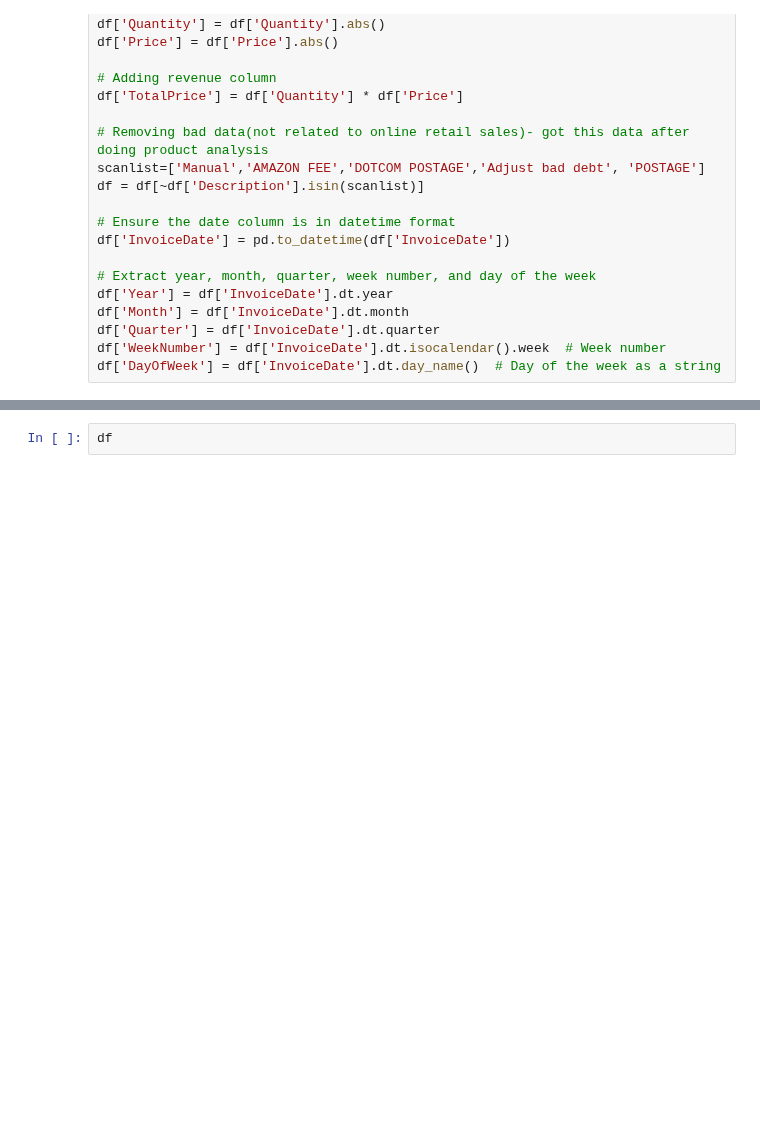
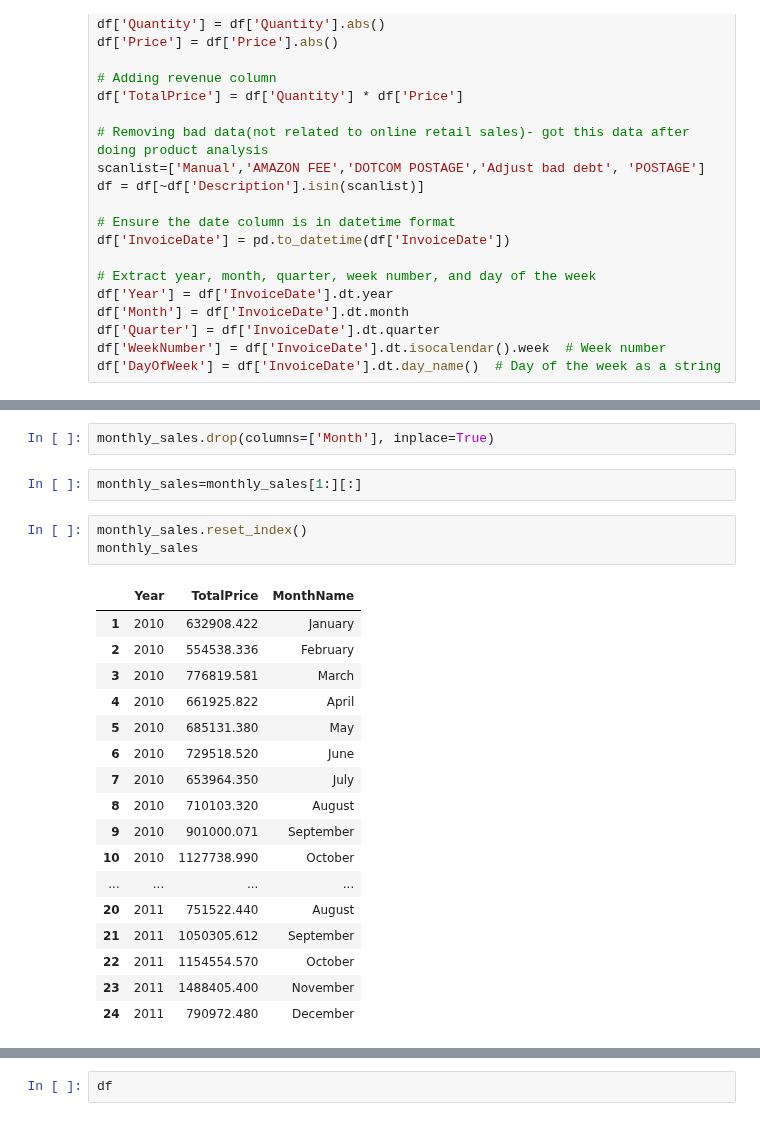
Before and after one commit to Prashant0594/python_data_projects, a Jupyter notebook: 3_online_retail_project/4_time_based_analysis.ipynb, the cells around one changed output, grey strips where cells are left out. Drawn from its saved outputs; the diff is of its cells as text; blank space fills up the shorter version.

```diff
--- a/3_online_retail_project/4_time_based_analysis.ipynb
+++ b/3_online_retail_project/4_time_based_analysis.ipynb
@@ -35,0 +78,25 @@ df['DayOfWeek'] = df['InvoiceDate'].dt.day_name()  # Day of the week as a string
+# %%
+monthly_sales.drop(columns=['Month'], inplace=True)
+# %%
+monthly_sales=monthly_sales[1:][:]
+# %%
+monthly_sales.reset_index()
+monthly_sales
+# %% [output]
+|  | Year | TotalPrice | MonthName |
+| 1 | 2010 | 632908.422 | January |
+| 2 | 2010 | 554538.336 | February |
+| 3 | 2010 | 776819.581 | March |
+| 4 | 2010 | 661925.822 | April |
+| 5 | 2010 | 685131.380 | May |
+| 6 | 2010 | 729518.520 | June |
+| 7 | 2010 | 653964.350 | July |
+| 8 | 2010 | 710103.320 | August |
+| 9 | 2010 | 901000.071 | September |
+| 10 | 2010 | 1127738.990 | October |
+| ... | ... | ... | ... |
+| 20 | 2011 | 751522.440 | August |
+| 21 | 2011 | 1050305.612 | September |
+| 22 | 2011 | 1154554.570 | October |
+| 23 | 2011 | 1488405.400 | November |
+| 24 | 2011 | 790972.480 | December |
```
Also changed, not shown: parts of 7 cells of this notebook.
